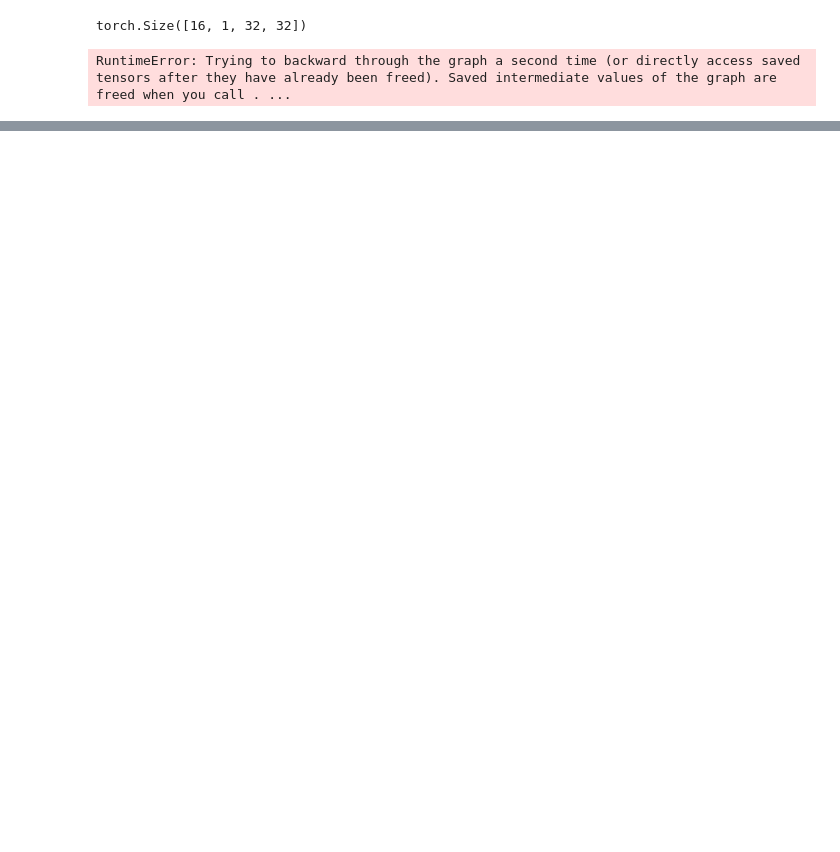
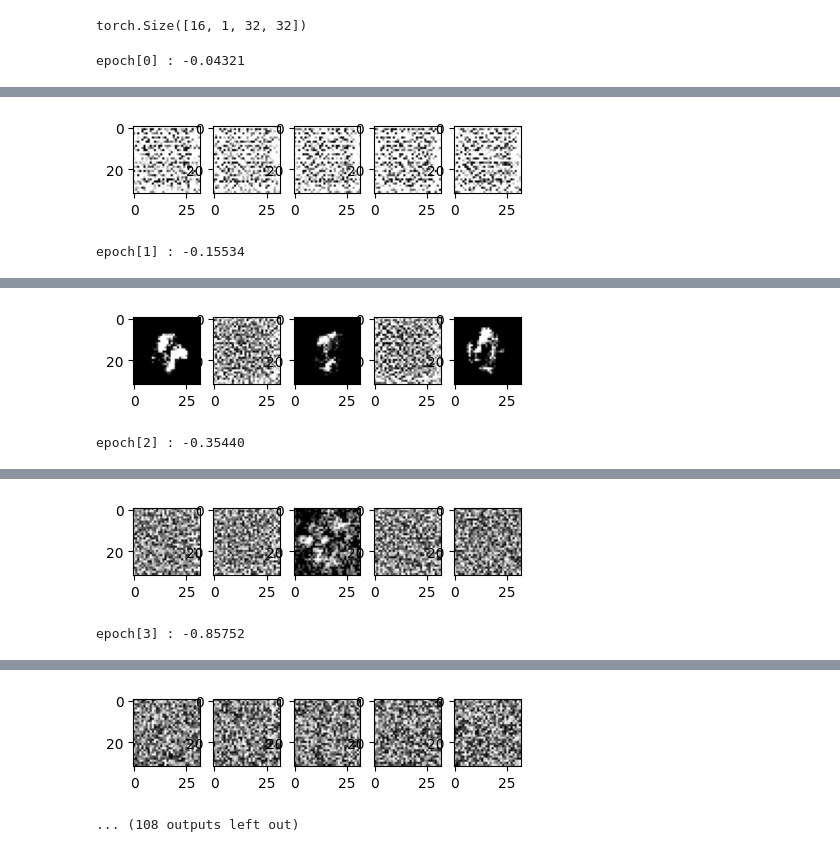
Before and after one commit to joseph-jingi-jung/generative-dl-2nd, a Jupyter notebook: energy.ipynb, the cells around one changed output, grey strips where cells are left out. Drawn from its saved outputs; the diff is of its cells as text; code cells hidden in the pictures; blank space fills up the shorter version.

Commit message:
update energy model

```diff
--- a/energy.ipynb
+++ b/energy.ipynb
@@ -83,24 +83,26 @@ def generate_samples(model, inp_imgs, steps, step_size, noise):
     imgs_per_step = []
     for _ in range(steps):
         # add noise
-        inp_imgs += torch.randn(inp_imgs.shape, device=inp_imgs.device) * noise # noise : stddev
-        inp_imgs = torch.clip(inp_imgs, min=-1.0, max=1.0)
+        with torch.no_grad():
+            inp_imgs += torch.randn(inp_imgs.shape, device=inp_imgs.device) * noise # noise : stddev
+            inp_imgs = torch.clip(inp_imgs, min=-1.0, max=1.0)
 
         # get energy score
+        inp_imgs.requires_grad_(True)
         out_score = -model(inp_imgs)
 
         # calculate gradiant
         grads = torch.autograd.grad(
             outputs=out_score,
             inputs=inp_imgs,
-            retain_graph=True,
             grad_outputs=torch.ones_like(out_score))[0]
 
         grads = torch.clip(grads, min=-0.03, max=0.03)
 
         # add gradiant to image
-        inp_imgs += -step_size * grads
-        inp_imgs = torch.clip(inp_imgs, min=-1.0, max=1.0)
+        with torch.no_grad():
+            inp_imgs += -step_size * grads
+            inp_imgs = torch.clip(inp_imgs, min=-1.0, max=1.0)
         imgs_per_step.append(inp_imgs)
 
     return inp_imgs, imgs_per_step
@@ -142,13 +144,17 @@ print(res.shape)
 # %% [output]
 torch.Size([16, 1, 32, 32])
 # %%
-def train(model, buffer, optimizer, n_epoch, dataloader, device):
-    pbar = tqdm(dataloader)
+def train(model, buffer, optimizer, n_epoch, train_dl, test_dl, device):
+
     loss_history = []
-    model.train()
+    loss_test_history = []
+    alpha = 0.1
+
     for epoch in range(n_epoch):
+        model.train()
         loss_sum = 0
         n_total = 0
+        pbar = tqdm(train_dl, desc=f"train[{epoch}]")
         for _, (x, _) in enumerate(pbar):
             optimizer.zero_grad()
             # add random noise to data to prevent overfitting
@@ -166,16 +172,51 @@ def train(model, buffer, optimizer, n_epoch, dataloader, device):
                 torch.mean(real_out, dim=0) # x_train
                 - torch.mean(fake_out, dim = 0) #x_sample
                 )
+            reg_loss = alpha * (torch.mean(real_out ** 2 + fake_out ** 2, dim=0))
+            loss = contrastive_divergence_loss + reg_loss
 
-            loss_sum += contrastive_divergence_loss.item() * x.shape[0]
-            n_total += x.shape[1]
+            loss_sum += loss.item() * x.shape[0]
+            n_total += x.shape[0]
 
-            pbar.set_postfix_str(f"[{epoch}] loss:{contrastive_divergence_loss.item():.5f}")
-            contrastive_divergence_loss.backward()
+            pbar.set_postfix_str(f"loss:{loss.item():.5f}")
+            loss.backward()
             optimizer.step()
 
         epoch_loss = loss_sum / n_total
+        print(f"epoch[{epoch}] : {epoch_loss:.5f}")
         loss_history.append(epoch_loss)
+
+        model.eval()
+        pbar = tqdm(train_dl, desc=f"train[{epoch}]")
+
+        loss_sum_test = 0
+        n_total_test = 0
+        with torch.no_grad():
+            for _, (x, _) in enumerate(pbar):
+                fake_imgs = (torch.rand([x.shape[0], 1,32,32], device=device) * 2 - 1)
+                x = x.to(device)
+                inp_imgs = torch.concat([x, fake_imgs], dim = 0)
+                real_out, fake_out = torch.vsplit(model(inp_imgs), 2)
+                contrastive_divergence_loss = -(
+                    torch.mean(real_out, dim=0) # x_train
+                    - torch.mean(fake_out, dim = 0) #x_sample
+                )
+
+                loss_sum_test += loss.item() * x.shape[0]
+                n_total_test += x.shape[0]
+        epoch_test_loss = loss_sum_test / n_total_test
+        print(f"epoch[{epoch}] : test loss - {epoch_test_loss:.5f}")
+        loss_test_history.append(epoch_test_loss)
+
+
+        # test
+        start_imgs = torch.rand([5, 1,32,32], device=device) * 2 - 1
+        gen_imgs, _ = generate_samples(model=model, inp_imgs=start_imgs, steps=1000, step_size=10, noise=0.005)
+        gen_imgs = gen_imgs.squeeze().detach().cpu().numpy()
+        fig, axs = plt.subplots(nrows=1, ncols=5, figsize=(5,1))
+        for i in range(5):
+            axs[i].imshow(gen_imgs[i], cmap='gray')
+        plt.show()
 
     return loss_history
 
@@ -186,6 +227,7 @@ model = model.to(device)
 buffer = Buffer(model, batch_size, device)
 optimizer = torch.optim.Adam(model.parameters(), lr=1e-4)
 dl = DataLoader(dataset=train_dataset, batch_size=batch_size, shuffle=True)
-loss_history = train(model, buffer, optimizer, 50, dl, device)
+test_dl = DataLoader(dataset=test_dataset, batch_size=batch_size, shuffle=False)
+loss_history = train(model, buffer, optimizer, 50, dl, test_dl, device)
 # %% [output]
-RuntimeError: Trying to backward through the graph a second time (or directly access saved tensors after they have already been freed). Saved intermediate values of the graph are freed when you call . ...
+epoch[0] : -0.04321
@@ -191,0 +235,2 @@ RuntimeError: Trying to backward through the graph a second time (or directly ac
+[figure, added]
+epoch[1] : -0.15534
@@ -191,0 +238,2 @@ RuntimeError: Trying to backward through the graph a second time (or directly ac
+[figure, added]
+epoch[2] : -0.35440
@@ -191,0 +241,2 @@ RuntimeError: Trying to backward through the graph a second time (or directly ac
+[figure, added]
+epoch[3] : -0.85752
@@ -191,0 +244,2 @@ RuntimeError: Trying to backward through the graph a second time (or directly ac
+[figure, added]
+... (108 outputs left out)
```
Also changed, not shown: parts of 2 cells of this notebook.
